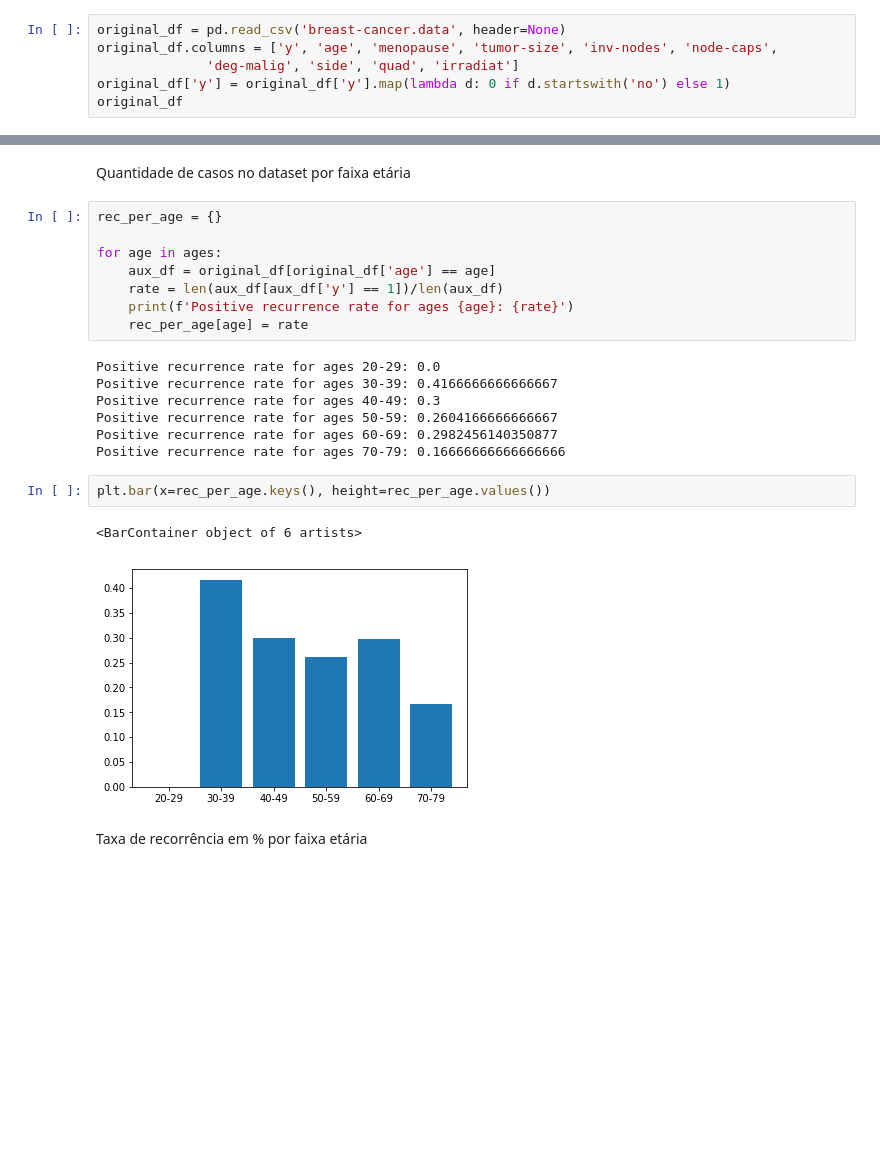
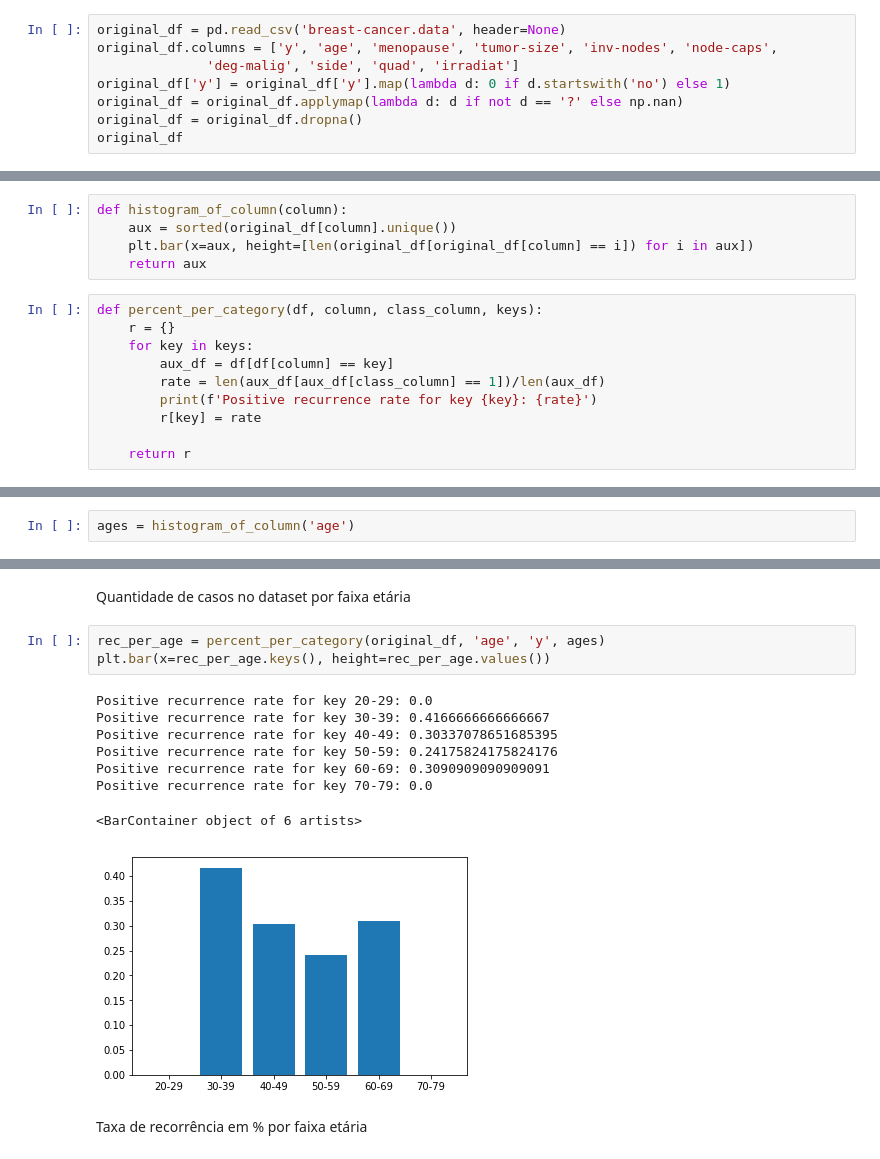
Before and after one commit to LRAbbade/trabalho_NN, a Jupyter notebook: tests.ipynb, the cells around one changed output, grey strips where cells are left out. Saved outputs shown, nothing was run; the diff lists cells and outputs as text; blank space fills up the shorter version.

```diff
--- a/tests.ipynb
+++ b/tests.ipynb
@@ -181,6 +181,8 @@ original_df = pd.read_csv('breast-cancer.data', header=None)
 original_df.columns = ['y', 'age', 'menopause', 'tumor-size', 'inv-nodes', 'node-caps',
               'deg-malig', 'side', 'quad', 'irradiat']
 original_df['y'] = original_df['y'].map(lambda d: 0 if d.startswith('no') else 1)
+original_df = original_df.applymap(lambda d: d if not d == '?' else np.nan)
+original_df = original_df.dropna()
 original_df
 # %% [output]
 |  | y | age | menopause | tumor-size | inv-nodes | node-caps | deg-malig | side | quad | irradiat |
@@ -204,2 +216,17 @@ original_df
+# %%
+def histogram_of_column(column):
+    aux = sorted(original_df[column].unique())
+    plt.bar(x=aux, height=[len(original_df[original_df[column] == i]) for i in aux])
+    return aux
+# %%
+def percent_per_category(df, column, class_column, keys):
+    r = {}
+    for key in keys:
+        aux_df = df[df[column] == key]
+        rate = len(aux_df[aux_df[class_column] == 1])/len(aux_df)
+        print(f'Positive recurrence rate for key {key}: {rate}')
+        r[key] = rate
+
+    return r
 # %% [markdown]
 ### Avaliando o dataset por faixa etária
@@ -211,0 +233,2 @@ plt.bar(x=ages, height=[len(original_df[original_df['age'] == i]) for i in ages]
+# %%
+ages = histogram_of_column('age')
@@ -212,25 +237,17 @@ plt.bar(x=ages, height=[len(original_df[original_df['age'] == i]) for i in ages]
 # %% [markdown]
 Quantidade de casos no dataset por faixa etária
-# %%
-rec_per_age = {}
-
-for age in ages:
-    aux_df = original_df[original_df['age'] == age]
-    rate = len(aux_df[aux_df['y'] == 1])/len(aux_df)
-    print(f'Positive recurrence rate for ages {age}: {rate}')
-    rec_per_age[age] = rate
-# %% [output]
-Positive recurrence rate for ages 20-29: 0.0
-Positive recurrence rate for ages 30-39: 0.4166666666666667
-Positive recurrence rate for ages 40-49: 0.3
-Positive recurrence rate for ages 50-59: 0.2604166666666667
-Positive recurrence rate for ages 60-69: 0.2982456140350877
-Positive recurrence rate for ages 70-79: 0.16666666666666666
 # %%
+rec_per_age = percent_per_category(original_df, 'age', 'y', ages)
 plt.bar(x=rec_per_age.keys(), height=rec_per_age.values())
 # %% [output]
-<BarContainer object of 6 artists>
+Positive recurrence rate for key 20-29: 0.0
+Positive recurrence rate for key 30-39: 0.4166666666666667
+Positive recurrence rate for key 40-49: 0.30337078651685395
+Positive recurrence rate for key 50-59: 0.24175824175824176
+Positive recurrence rate for key 60-69: 0.3090909090909091
+Positive recurrence rate for key 70-79: 0.0
+<BarContainer object of 6 artists>
-[figure, old version]
+[figure, new version]
 # %% [markdown]
 Taxa de recorrência em % por faixa etária
 # %%
```
Also changed, not shown: parts of 41 cells of this notebook.
